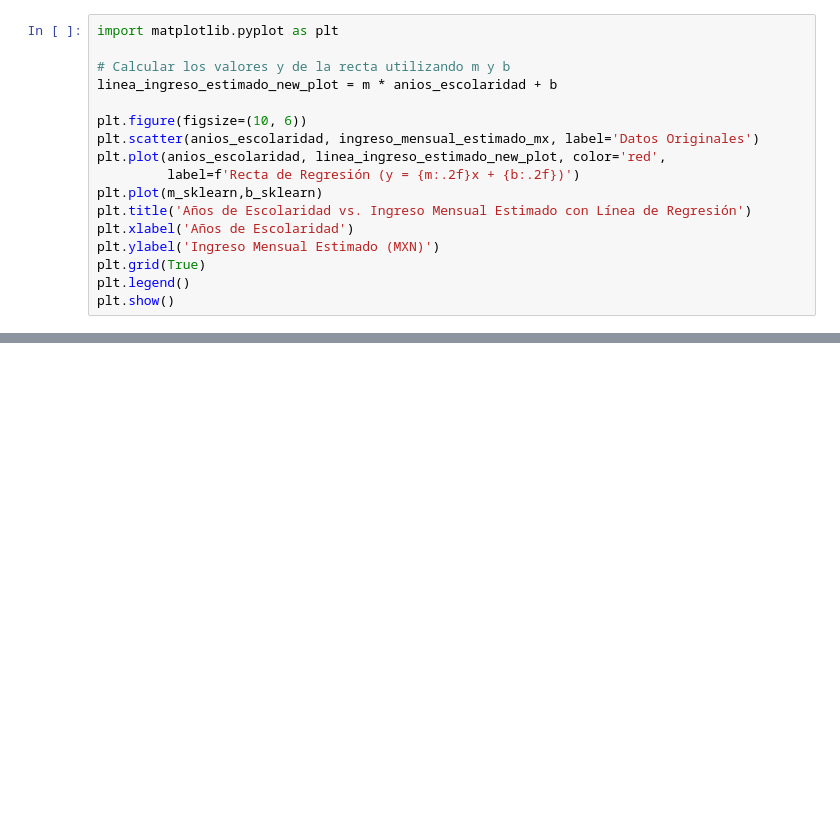
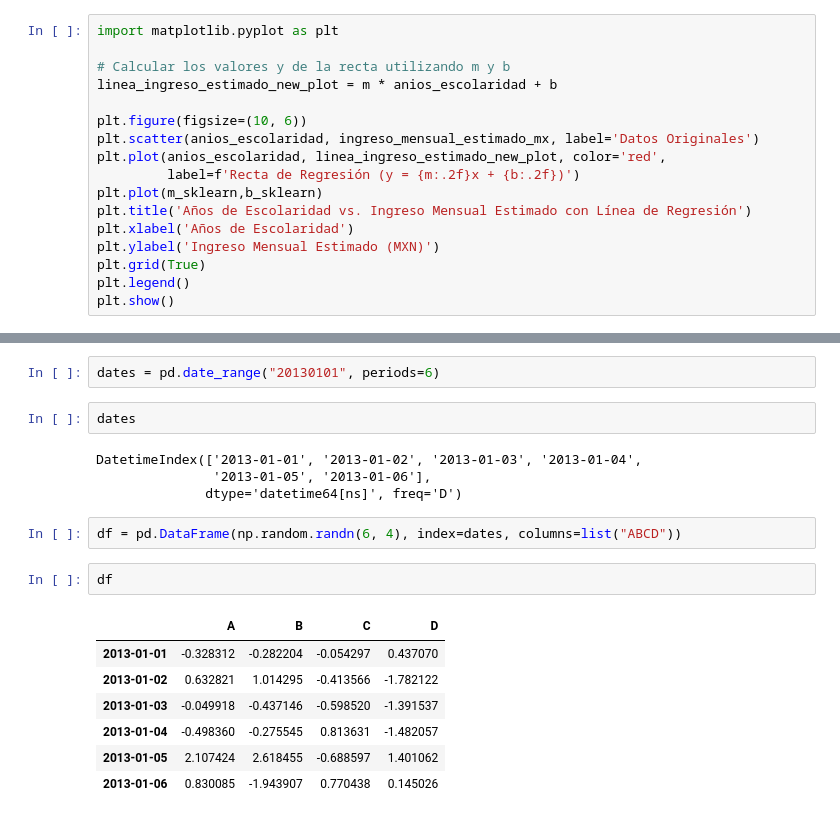
Before and after one commit to Scanfmonse/ExamenCompiladores, a Jupyter notebook: mineriacolab1.ipynb, the cells around one changed output, grey strips where cells are left out. Cells and saved outputs as stored; diff of their text form; blank space fills up the shorter version.

```diff
--- a/mineriacolab1.ipynb
+++ b/mineriacolab1.ipynb
@@ -907,0 +978,20 @@ plt.show()
+# %%
+dates = pd.date_range("20130101", periods=6)
+# %%
+dates
+# %% [output]
+DatetimeIndex(['2013-01-01', '2013-01-02', '2013-01-03', '2013-01-04',
+               '2013-01-05', '2013-01-06'],
+              dtype='datetime64[ns]', freq='D')
+# %%
+df = pd.DataFrame(np.random.randn(6, 4), index=dates, columns=list("ABCD"))
+# %%
+df
+# %% [output]
+|  | A | B | C | D |
+| 2013-01-01 | -0.328312 | -0.282204 | -0.054297 | 0.437070 |
+| 2013-01-02 | 0.632821 | 1.014295 | -0.413566 | -1.782122 |
+| 2013-01-03 | -0.049918 | -0.437146 | -0.598520 | -1.391537 |
+| 2013-01-04 | -0.498360 | -0.275545 | 0.813631 | -1.482057 |
+| 2013-01-05 | 2.107424 | 2.618455 | -0.688597 | 1.401062 |
+| 2013-01-06 | 0.830085 | -1.943907 | 0.770438 | 0.145026 |
```
Also changed, not shown: parts of 16 cells of this notebook.
